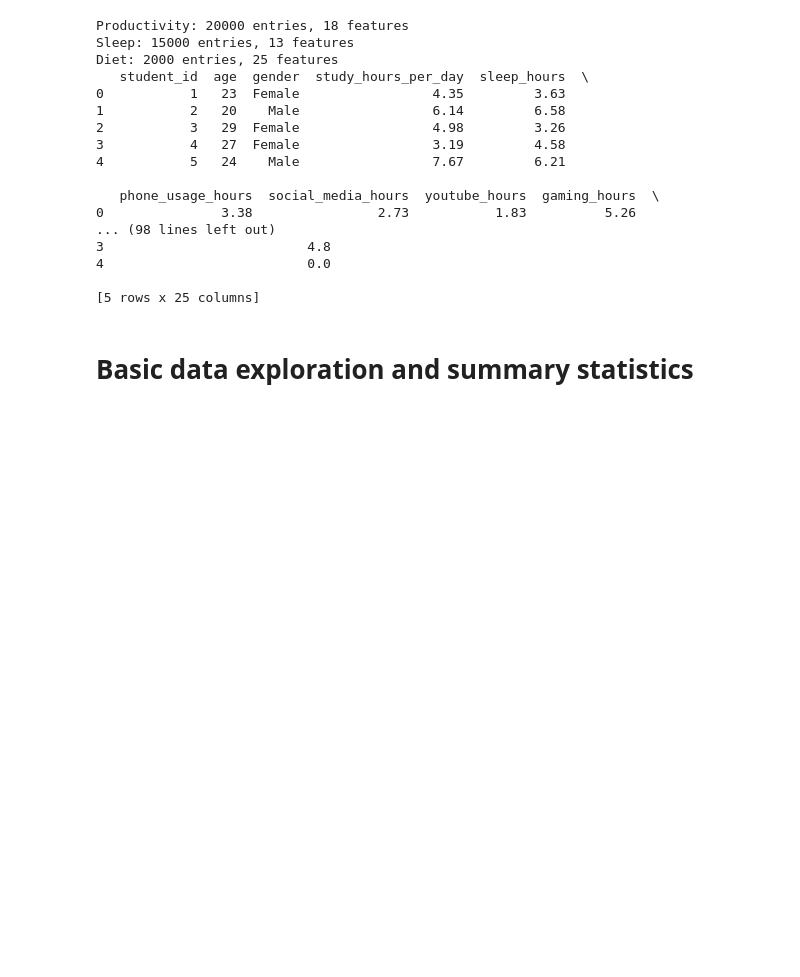
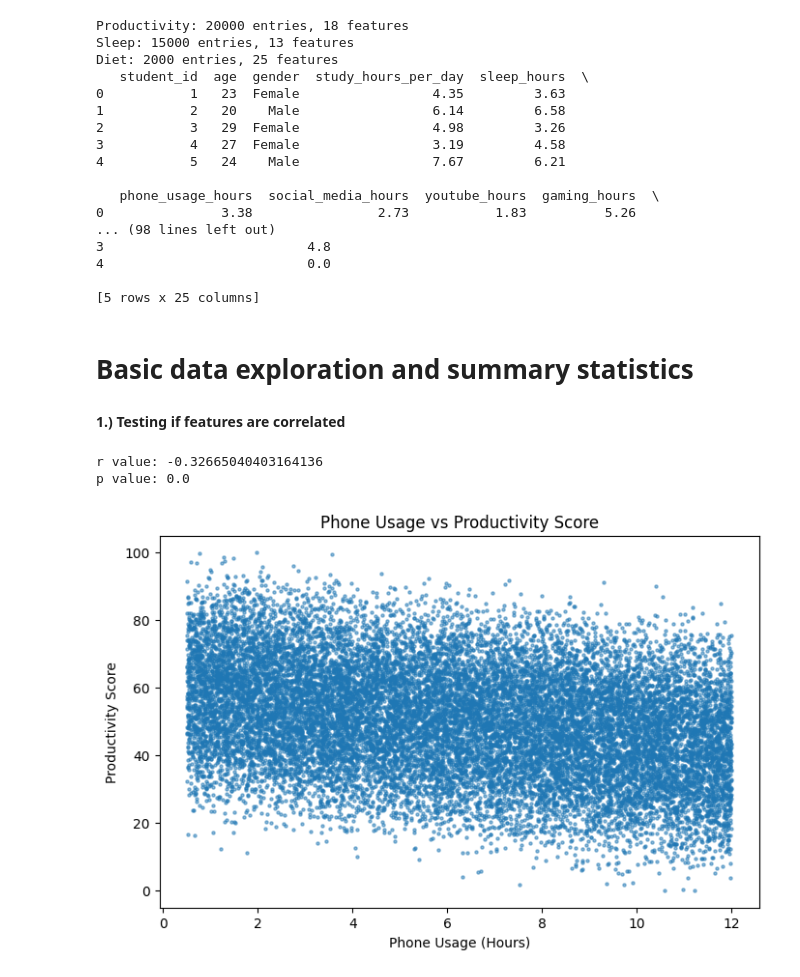
Before and after one commit to aV224/CMSC320_Final_Project, a Jupyter notebook: checkpoint.ipynb, the cells around one changed output. Cells and saved outputs as stored; diff of their text form; code cells hidden in the pictures; blank space fills up the shorter version.

```diff
--- a/checkpoint.ipynb
+++ b/checkpoint.ipynb
@@ -53,3 +53,23 @@ Diet: 2000 entries, 25 features
 [5 rows x 25 columns]
 # %% [markdown]
 # Basic data exploration and summary statistics
+# %% [markdown]
+**1.) Testing if features are correlated**
+# %%
+from scipy.stats import pearsonr
+import matplotlib.pyplot as plt
+
+r, p = pearsonr(df_prod_clean['phone_usage_hours'], df_prod_clean['productivity_score'])
+print(f"r value: {r}")
+print(f"p value: {p}")
+
+plt.figure(figsize=(8, 5))
+plt.scatter(df_prod_clean['phone_usage_hours'], df_prod_clean['productivity_score'], alpha=0.5, s=5)
+plt.xlabel('Phone Usage (Hours)')
+plt.ylabel('Productivity Score')
+plt.title('Phone Usage vs Productivity Score')
+plt.show()
+# %% [output]
+r value: -0.32665040403164136
+p value: 0.0
+[figure, added]
```
Also changed, not shown: parts of 1 cell of this notebook.
